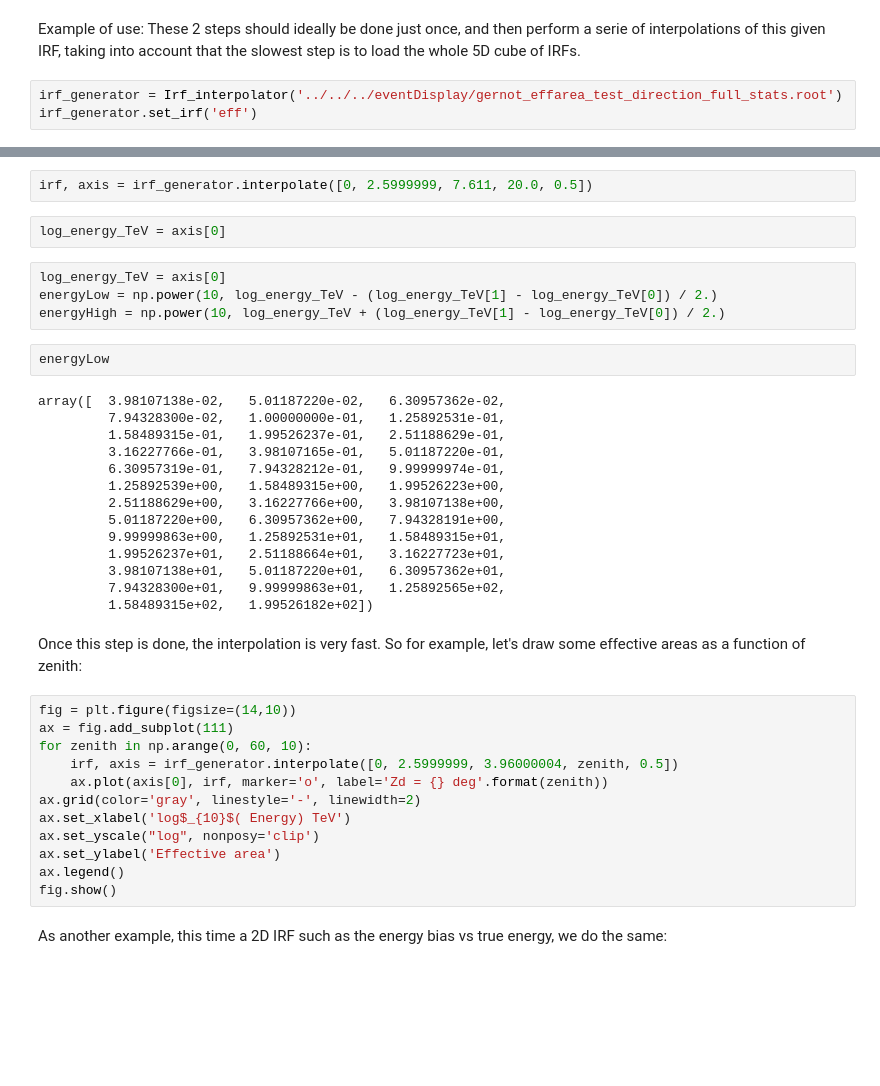
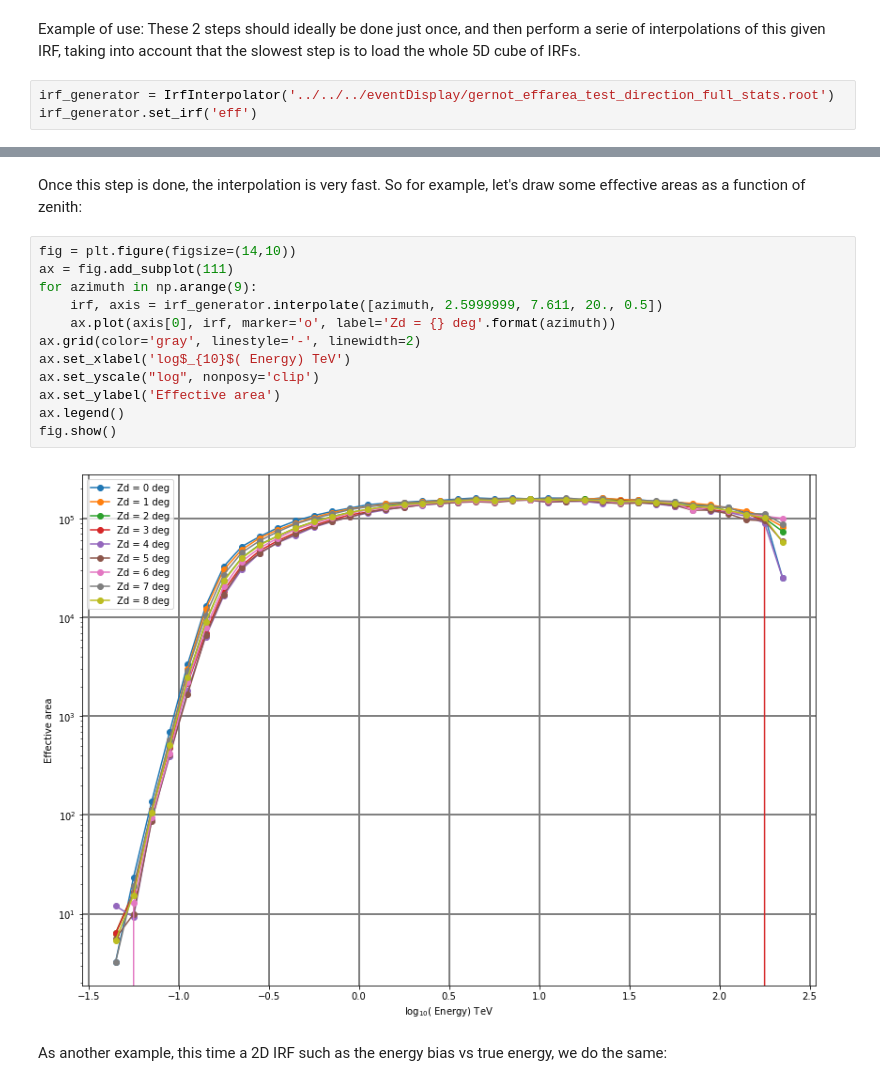
Before and after one commit to VERITAS-Observatory/V2DL3, a Jupyter notebook: pyV2DL3/eventdisplay/notebooks/Testing_IRF_interpolation.ipynb, the cells around one changed output, grey strips where cells are left out. Saved outputs shown, nothing was run; the diff lists cells and outputs as text; blank space fills up the shorter version.

```diff
--- a/pyV2DL3/eventdisplay/notebooks/Testing_IRF_interpolation.ipynb
+++ b/pyV2DL3/eventdisplay/notebooks/Testing_IRF_interpolation.ipynb
@@ -346,7 +347,7 @@ class Irf_interpolator:
 # %% [markdown]
 Example of use: These 2 steps should ideally be done just once, and then perform a serie of interpolations of this given IRF, taking into account that the slowest step is to load the whole 5D cube of IRFs.
 # %%
-irf_generator = Irf_interpolator('../../../eventDisplay/gernot_effarea_test_direction_full_stats.root')
+irf_generator = IrfInterpolator('../../../eventDisplay/gernot_effarea_test_direction_full_stats.root')
 irf_generator.set_irf('eff')
 # %% [output]
 [0 1 2 3 4 5 6 7 8] [ 1.5         1.60000002  1.70000005  1.79999995  1.89999998  2.          2.0999999
@@ -386,41 +371,19 @@ irf_generator.irf_axes
-# %%
-irf, axis = irf_generator.interpolate([0, 2.5999999, 7.611, 20.0, 0.5])
-# %%
-log_energy_TeV = axis[0]
-# %%
-log_energy_TeV = axis[0]
-energyLow = np.power(10, log_energy_TeV - (log_energy_TeV[1] - log_energy_TeV[0]) / 2.)
-energyHigh = np.power(10, log_energy_TeV + (log_energy_TeV[1] - log_energy_TeV[0]) / 2.)
-# %%
-energyLow
-# %% [output]
-array([  3.98107138e-02,   5.01187220e-02,   6.30957362e-02,
-         7.94328300e-02,   1.00000000e-01,   1.25892531e-01,
-         1.58489315e-01,   1.99526237e-01,   2.51188629e-01,
-         3.16227766e-01,   3.98107165e-01,   5.01187220e-01,
-         6.30957319e-01,   7.94328212e-01,   9.99999974e-01,
-         1.25892539e+00,   1.58489315e+00,   1.99526223e+00,
-         2.51188629e+00,   3.16227766e+00,   3.98107138e+00,
-         5.01187220e+00,   6.30957362e+00,   7.94328191e+00,
-         9.99999863e+00,   1.25892531e+01,   1.58489315e+01,
-         1.99526237e+01,   2.51188664e+01,   3.16227723e+01,
-         3.98107138e+01,   5.01187220e+01,   6.30957362e+01,
-         7.94328300e+01,   9.99999863e+01,   1.25892565e+02,
-         1.58489315e+02,   1.99526182e+02])
 # %% [markdown]
 Once this step is done, the interpolation is very fast. So for example, let's draw some effective areas as a function of zenith:
 # %%
 fig = plt.figure(figsize=(14,10))
 ax = fig.add_subplot(111)
-for zenith in np.arange(0, 60, 10):
-    irf, axis = irf_generator.interpolate([0, 2.5999999, 3.96000004, zenith, 0.5])
-    ax.plot(axis[0], irf, marker='o', label='Zd = {} deg'.format(zenith))
+for azimuth in np.arange(9):
+    irf, axis = irf_generator.interpolate([azimuth, 2.5999999, 7.611, 20., 0.5])
+    ax.plot(axis[0], irf, marker='o', label='Zd = {} deg'.format(azimuth))
 ax.grid(color='gray', linestyle='-', linewidth=2)
 ax.set_xlabel('log$_{10}$( Energy) TeV')
 ax.set_yscale("log", nonposy='clip')
 ax.set_ylabel('Effective area')
 ax.legend()
 fig.show()
+# %% [output]
+[figure, added]
 # %% [markdown]
 As another example, this time a 2D IRF such as the energy bias vs true energy, we do the same:
 # %%
```
Also changed, not shown: parts of 7 cells of this notebook, 3 other files.
